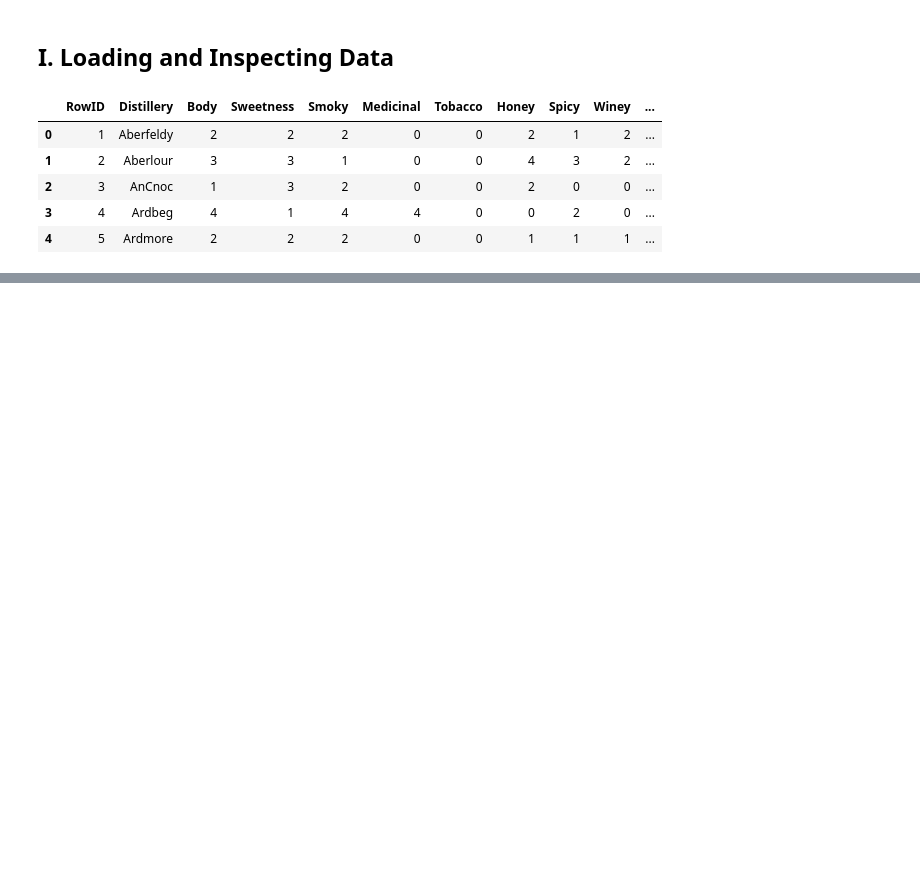
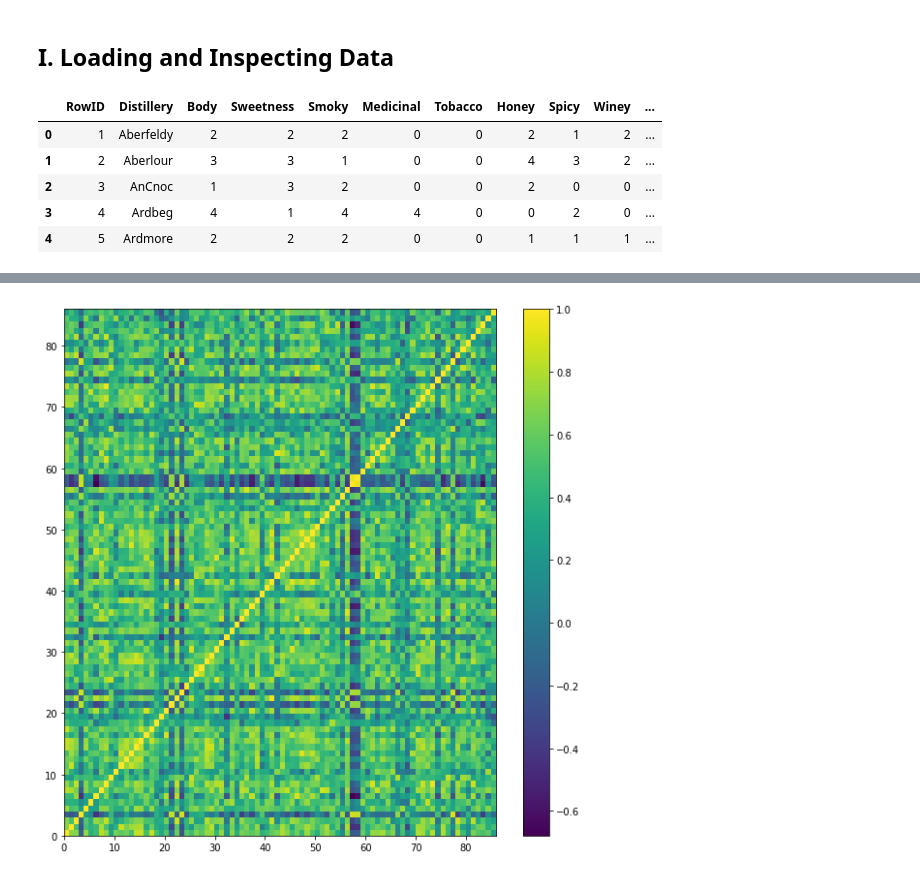
Before and after one commit to Saber627/HarvardX-PH526x, a Jupyter notebook: Case Study 4 - Classifying Whiskies/Untitled.ipynb, the cells around one changed output, grey strips where cells are left out. Drawn from its saved outputs; the diff is of its cells as text; code cells hidden in the pictures; blank space fills up the shorter version.

```diff
--- a/Case Study 4 - Classifying Whiskies/Untitled.ipynb
+++ b/Case Study 4 - Classifying Whiskies/Untitled.ipynb
@@ -18,0 +69,7 @@ whisky.head()
+# %%
+plt.figure(figsize=(10,10))
+plt.pcolor(corr_whisky)
+plt.colorbar()
+plt.show()
+# %% [output]
+[figure, added]
```
Also changed, not shown: parts of 9 cells of this notebook.
